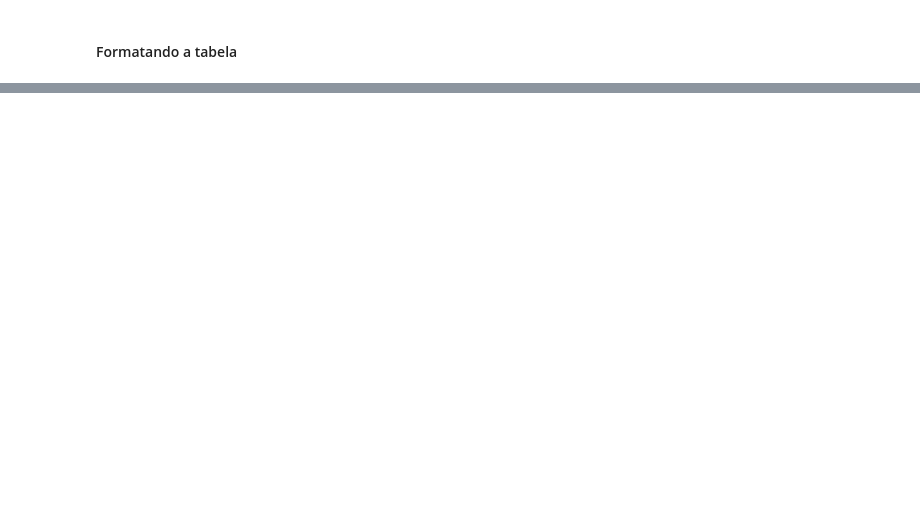
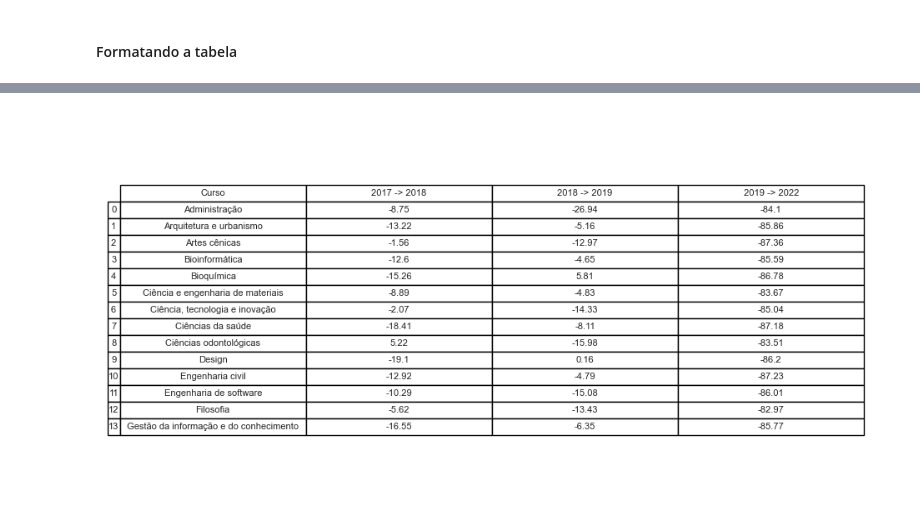
Before and after one commit to xsatox42/projeto-7daysofcode-pandas, a Jupyter notebook: 7daysofcode.ipynb, the cells around one changed output, grey strips where cells are left out. Saved outputs shown, nothing was run; the diff lists cells and outputs as text; code cells hidden in the pictures; blank space fills up the shorter version.

```diff
--- a/7daysofcode.ipynb
+++ b/7daysofcode.ipynb
@@ -1486,3 +1486,29 @@ percentual
 | 11 | Engenharia de software | -10.29 | -15.08 | -86.01 |
 | 12 | Filosofia | -5.62 | -13.43 | -82.97 |
 | 13 | Gestão da informação e do conheci... | -16.55 | -6.35 | -85.77 |
+# %%
+from pandas.plotting import table
+
+# Supondo que seu DataFrame já seja o "percentual"
+# percentual = pd.DataFrame(...) # Seu DataFrame já está carregado
+
+# Configurando o tamanho da imagem
+fig, ax = plt.subplots(figsize=(12, 6))  # Tamanho ajustado da imagem
+ax.axis('tight')
+ax.axis('off')
+
+# Gerando a tabela com fonte maior e dados centralizados
+tab = table(ax, percentual, loc='center', cellLoc='center', colWidths=[0.2]*len(percentual.columns))
+tab.auto_set_font_size(False)  # Desativar ajuste automático de tamanho da fonte
+tab.set_fontsize(8)  # Definir o tamanho da fonte (ajuste conforme necessário)
+tab.scale(1.2, 1.2)  # Ajustar o tamanho da tabela (ajuste conforme necessário)
+
+# Centralizar os dados
+for key, cell in tab.get_celld().items():
+    cell.set_text_props(ha='center', va='center')  # Centraliza horizontalmente (ha) e verticalmente (va)
+
+# Salvando a imagem
+plt.savefig('tabela_percentual_centralizada.png', bbox_inches='tight', dpi=300)
+plt.show()
+# %% [output]
+[figure, added]
```
Also changed, not shown: parts of 9 cells of this notebook.
